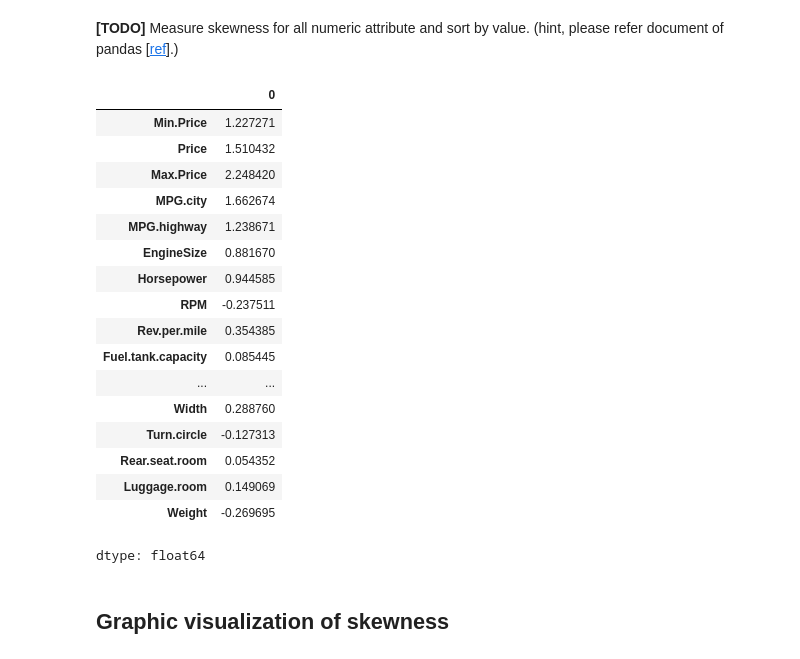
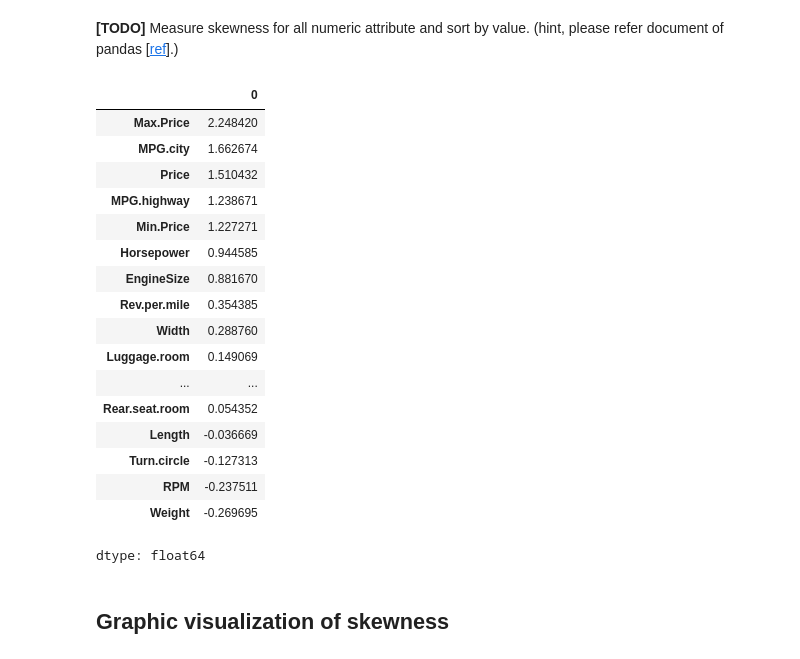
Before and after one commit to WJin9613/2-2-, a Jupyter notebook: [AI_Assignment1]_Data_Analysis.ipynb, the cells around one changed output. Saved outputs shown, nothing was run; the diff lists cells and outputs as text; code cells hidden in the pictures.

```diff
--- a/[AI_Assignment1]_Data_Analysis.ipynb
+++ b/[AI_Assignment1]_Data_Analysis.ipynb
@@ -69,25 +69,25 @@ Index(['Min.Price', 'Price', 'Max.Price', 'MPG.city', 'MPG.highway',
 # %% [markdown]
 **[TODO]** Measure skewness for all numeric attribute and sort by value. (hint, please refer document of pandas [[ref](https://pandas.pydata.org/docs/reference/api/pandas.DataFrame.skew.html)].)
 # %%
-skewness = df[numericColumns].skew()######.sort_values(ascending = False)
+skewness = df[numericColumns].skew().sort_values(ascending = False)
 skewness
 # %% [output]
 |  | 0 |
-| Min.Price | 1.227271 |
-| Price | 1.510432 |
 | Max.Price | 2.248420 |
 | MPG.city | 1.662674 |
+| Price | 1.510432 |
 | MPG.highway | 1.238671 |
+| Min.Price | 1.227271 |
+| Horsepower | 0.944585 |
 | EngineSize | 0.881670 |
-| Horsepower | 0.944585 |
+| Rev.per.mile | 0.354385 |
+| Width | 0.288760 |
+| Luggage.room | 0.149069 |
+| ... | ... |
+| Rear.seat.room | 0.054352 |
+| Length | -0.036669 |
+| Turn.circle | -0.127313 |
 | RPM | -0.237511 |
-| Rev.per.mile | 0.354385 |
-| Fuel.tank.capacity | 0.085445 |
-| ... | ... |
-| Width | 0.288760 |
-| Turn.circle | -0.127313 |
-| Rear.seat.room | 0.054352 |
-| Luggage.room | 0.149069 |
 | Weight | -0.269695 |
 dtype: float64
 # %% [markdown]
```
Also changed, not shown: parts of 6 cells of this notebook.
